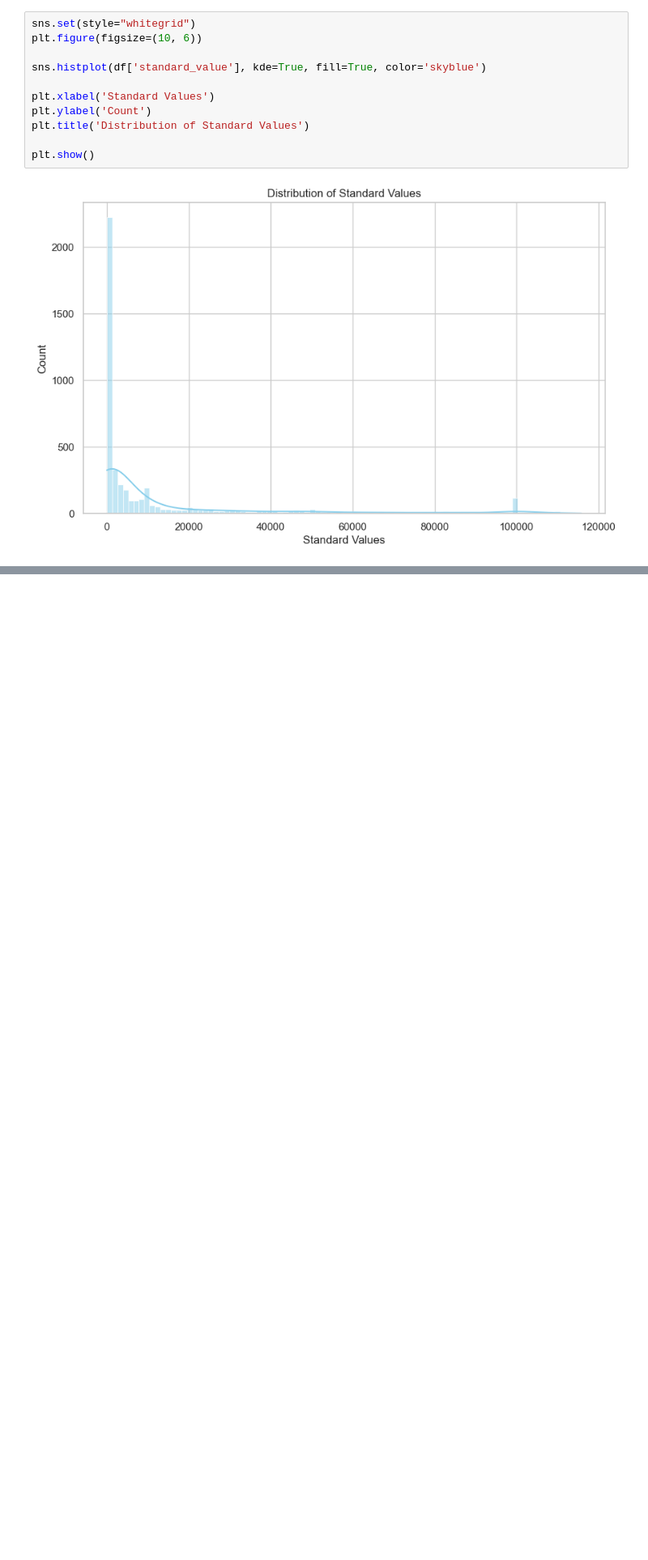
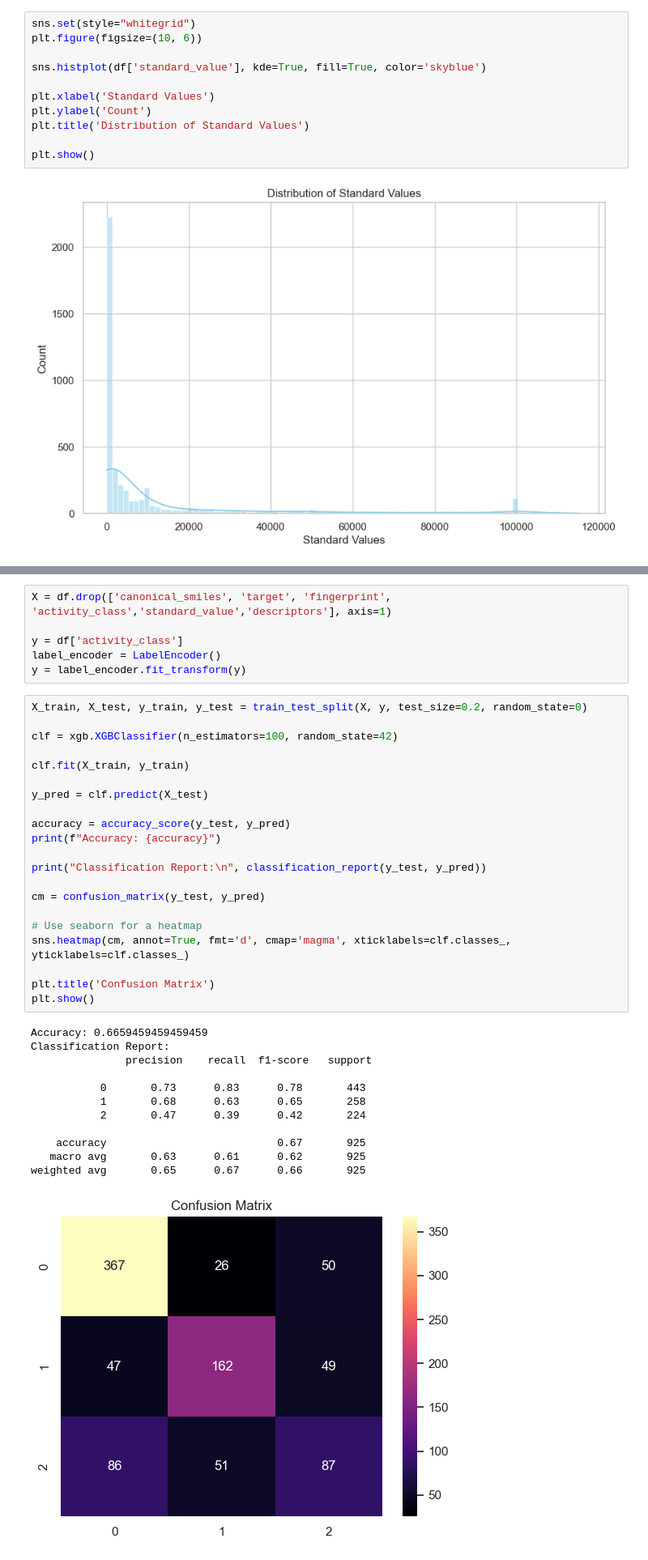
Before and after one commit to Aayush-Shrestha/Computational-Drug-Discovery, a Jupyter notebook: Version 2/QSAR.ipynb, the cells around one changed output, grey strips where cells are left out. Shown at 81% size. Drawn from its saved outputs; the diff is of its cells as text; blank space fills up the shorter version.

```diff
--- a/Version 2/QSAR.ipynb
+++ b/Version 2/QSAR.ipynb
@@ -506,0 +604,40 @@ weighted avg       0.41      0.52      0.40       925
+# %%
+X = df.drop(['canonical_smiles', 'target', 'fingerprint', 'activity_class','standard_value','descriptors'], axis=1)
+
+y = df['activity_class']
+label_encoder = LabelEncoder()
+y = label_encoder.fit_transform(y)
+# %%
+X_train, X_test, y_train, y_test = train_test_split(X, y, test_size=0.2, random_state=0)
+
+clf = xgb.XGBClassifier(n_estimators=100, random_state=42)
+
+clf.fit(X_train, y_train)
+
+y_pred = clf.predict(X_test)
+
+accuracy = accuracy_score(y_test, y_pred)
+print(f"Accuracy: {accuracy}")
+
+print("Classification Report:\n", classification_report(y_test, y_pred))
+
+cm = confusion_matrix(y_test, y_pred)
+
+# Use seaborn for a heatmap
+sns.heatmap(cm, annot=True, fmt='d', cmap='magma', xticklabels=clf.classes_, yticklabels=clf.classes_)
+
+plt.title('Confusion Matrix')
+plt.show()
+# %% [output]
+Accuracy: 0.6659459459459459
+Classification Report:
+               precision    recall  f1-score   support
+
+           0       0.73      0.83      0.78       443
+           1       0.68      0.63      0.65       258
+           2       0.47      0.39      0.42       224
+
+    accuracy                           0.67       925
+   macro avg       0.63      0.61      0.62       925
+weighted avg       0.65      0.67      0.66       925
+[figure, added]
```
Also changed, not shown: parts of 15 cells of this notebook, 8 other files.
